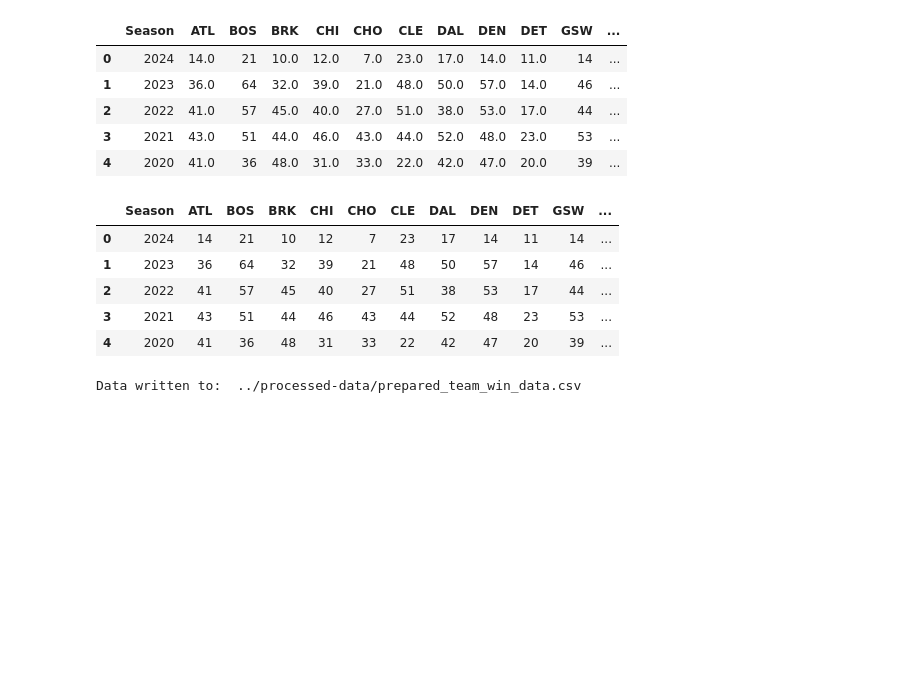
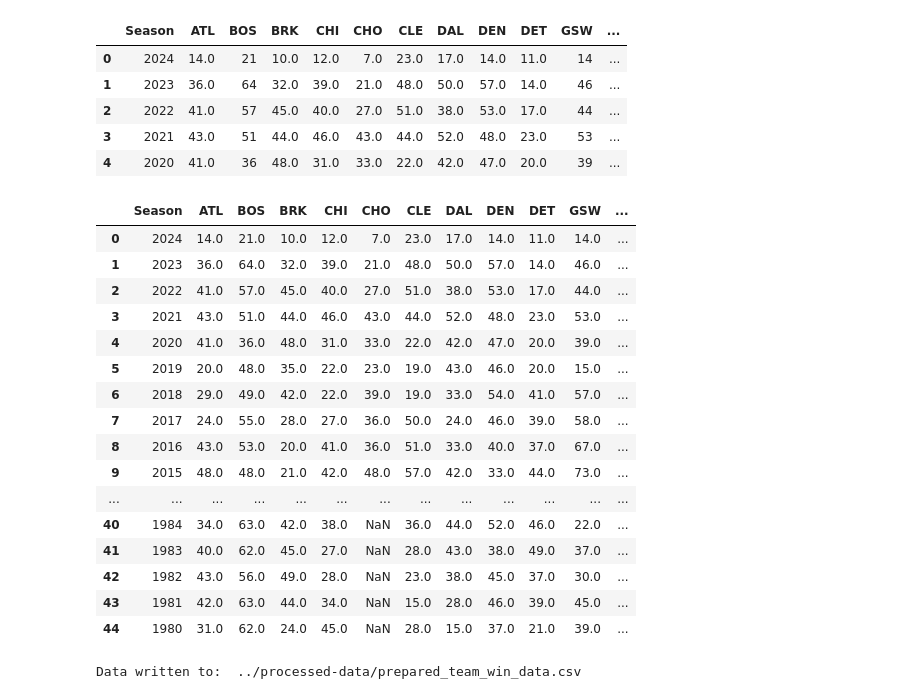
Before and after one commit to Alexon-Abreu/NBA-Data-Mining-Project, a Jupyter notebook: notebooks/smoy_team_data_prep.ipynb, the cells around one changed output. Saved outputs shown, nothing was run; the diff lists cells and outputs as text; code cells hidden in the pictures; blank space fills up the shorter version.

```diff
--- a/notebooks/smoy_team_data_prep.ipynb
+++ b/notebooks/smoy_team_data_prep.ipynb
@@ -36,19 +36,29 @@ team_data_df.head()
 | 2 | 2022 | 41.0 | 57 | 45.0 | 40.0 | 27.0 | 51.0 | 38.0 | 53.0 | 17.0 | 44 | ... |
 | 3 | 2021 | 43.0 | 51 | 44.0 | 46.0 | 43.0 | 44.0 | 52.0 | 48.0 | 23.0 | 53 | ... |
 | 4 | 2020 | 41.0 | 36 | 48.0 | 31.0 | 33.0 | 22.0 | 42.0 | 47.0 | 20.0 | 39 | ... |
-# %%
-# Remove unnecessary decimals (Wins can only be whole numbers)
-team_data_df = team_data_df.apply(pd.to_numeric, errors='ignore').astype('Int64', errors='ignore')
-
-# Check
-team_data_df
-# %% [output]
-|  | Season | ATL | BOS | BRK | CHI | CHO | CLE | DAL | DEN | DET | GSW | ... |
-| 0 | 2024 | 14 | 21 | 10 | 12 | 7 | 23 | 17 | 14 | 11 | 14 | ... |
-| 1 | 2023 | 36 | 64 | 32 | 39 | 21 | 48 | 50 | 57 | 14 | 46 | ... |
-| 2 | 2022 | 41 | 57 | 45 | 40 | 27 | 51 | 38 | 53 | 17 | 44 | ... |
-| 3 | 2021 | 43 | 51 | 44 | 46 | 43 | 44 | 52 | 48 | 23 | 53 | ... |
-| 4 | 2020 | 41 | 36 | 48 | 31 | 33 | 22 | 42 | 47 | 20 | 39 | ... |
+# %%
+# Convert all columns to float (account for NaN)
+team_data_df = team_data_df.apply(lambda x: x.astype(float) if x.name != 'Season' else x)
+# Check
+team_data_df
+# %% [output]
+|  | Season | ATL | BOS | BRK | CHI | CHO | CLE | DAL | DEN | DET | GSW | ... |
+| 0 | 2024 | 14.0 | 21.0 | 10.0 | 12.0 | 7.0 | 23.0 | 17.0 | 14.0 | 11.0 | 14.0 | ... |
+| 1 | 2023 | 36.0 | 64.0 | 32.0 | 39.0 | 21.0 | 48.0 | 50.0 | 57.0 | 14.0 | 46.0 | ... |
+| 2 | 2022 | 41.0 | 57.0 | 45.0 | 40.0 | 27.0 | 51.0 | 38.0 | 53.0 | 17.0 | 44.0 | ... |
+| 3 | 2021 | 43.0 | 51.0 | 44.0 | 46.0 | 43.0 | 44.0 | 52.0 | 48.0 | 23.0 | 53.0 | ... |
+| 4 | 2020 | 41.0 | 36.0 | 48.0 | 31.0 | 33.0 | 22.0 | 42.0 | 47.0 | 20.0 | 39.0 | ... |
+| 5 | 2019 | 20.0 | 48.0 | 35.0 | 22.0 | 23.0 | 19.0 | 43.0 | 46.0 | 20.0 | 15.0 | ... |
+| 6 | 2018 | 29.0 | 49.0 | 42.0 | 22.0 | 39.0 | 19.0 | 33.0 | 54.0 | 41.0 | 57.0 | ... |
+| 7 | 2017 | 24.0 | 55.0 | 28.0 | 27.0 | 36.0 | 50.0 | 24.0 | 46.0 | 39.0 | 58.0 | ... |
+| 8 | 2016 | 43.0 | 53.0 | 20.0 | 41.0 | 36.0 | 51.0 | 33.0 | 40.0 | 37.0 | 67.0 | ... |
+| 9 | 2015 | 48.0 | 48.0 | 21.0 | 42.0 | 48.0 | 57.0 | 42.0 | 33.0 | 44.0 | 73.0 | ... |
+| ... | ... | ... | ... | ... | ... | ... | ... | ... | ... | ... | ... | ... |
+| 40 | 1984 | 34.0 | 63.0 | 42.0 | 38.0 | NaN | 36.0 | 44.0 | 52.0 | 46.0 | 22.0 | ... |
+| 41 | 1983 | 40.0 | 62.0 | 45.0 | 27.0 | NaN | 28.0 | 43.0 | 38.0 | 49.0 | 37.0 | ... |
+| 42 | 1982 | 43.0 | 56.0 | 49.0 | 28.0 | NaN | 23.0 | 38.0 | 45.0 | 37.0 | 30.0 | ... |
+| 43 | 1981 | 42.0 | 63.0 | 44.0 | 34.0 | NaN | 15.0 | 28.0 | 46.0 | 39.0 | 45.0 | ... |
+| 44 | 1980 | 31.0 | 62.0 | 24.0 | 45.0 | NaN | 28.0 | 15.0 | 37.0 | 21.0 | 39.0 | ... |
 # %%
 # Write the prepared team data to a CSV file
 file_path = '../processed-data/prepared_team_win_data.csv'
```
Also changed, not shown: 5 other files.
